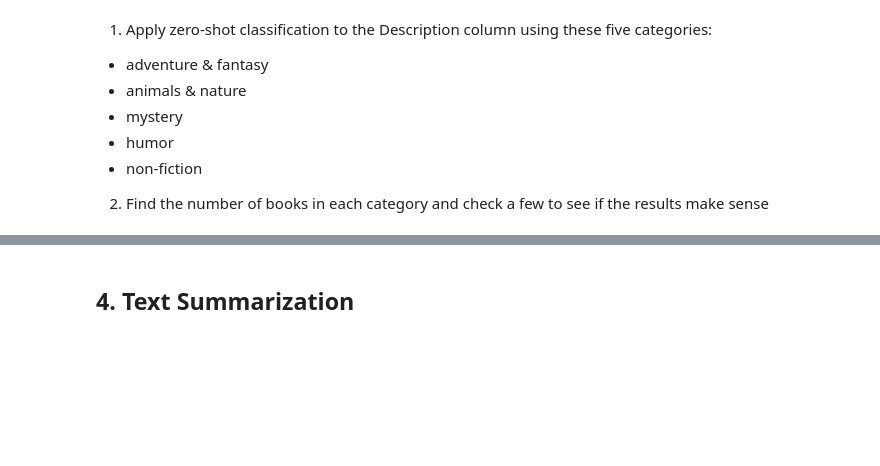
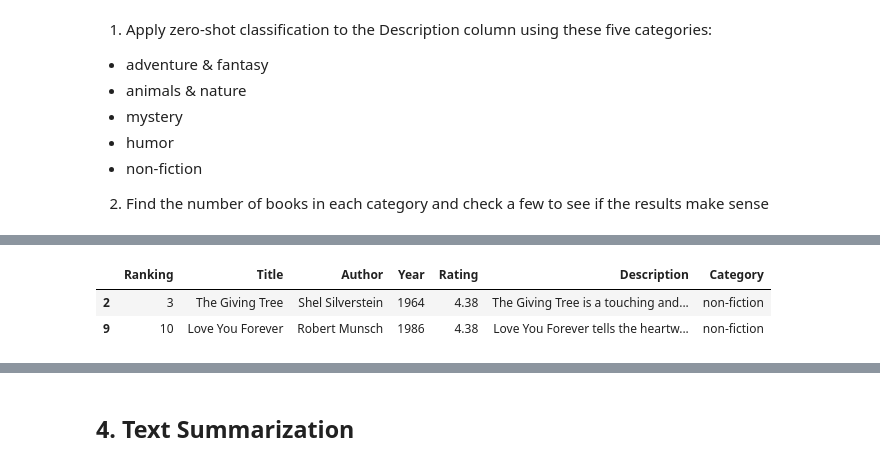
Before and after one commit to Camiloesp/PythonDataScience_NaturalLanguageProcessing, a Jupyter notebook: Course Assignment Notebooks/section7_assignments.ipynb, the cells around one changed output, grey strips where cells are left out. Cells and saved outputs as stored; diff of their text form; code cells hidden in the pictures; blank space fills up the shorter version.

```diff
--- a/Course Assignment Notebooks/section7_assignments.ipynb
+++ b/Course Assignment Notebooks/section7_assignments.ipynb
@@ -213,0 +254,6 @@ len(named_entities_clean)
+# %%
+books[books.Category == 'non-fiction'].head(2)
+# %% [output]
+|  | Ranking | Title | Author | Year | Rating | Description | Category |
+| 2 | 3 | The Giving Tree | Shel Silverstein | 1964 | 4.38 | The Giving Tree is a touching and... | non-fiction |
+| 9 | 10 | Love You Forever | Robert Munsch | 1986 | 4.38 | Love You Forever tells the heartw... | non-fiction |
```
Also changed, not shown: parts of 13 cells of this notebook, 2 other files.
